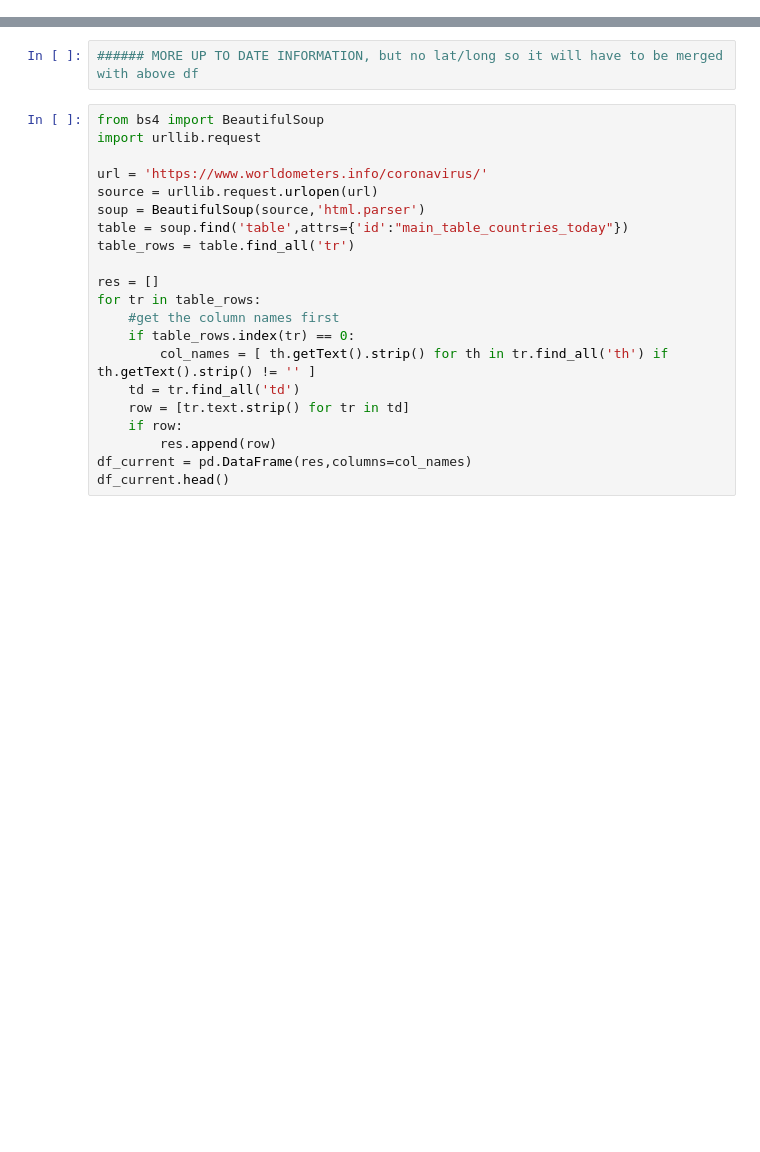
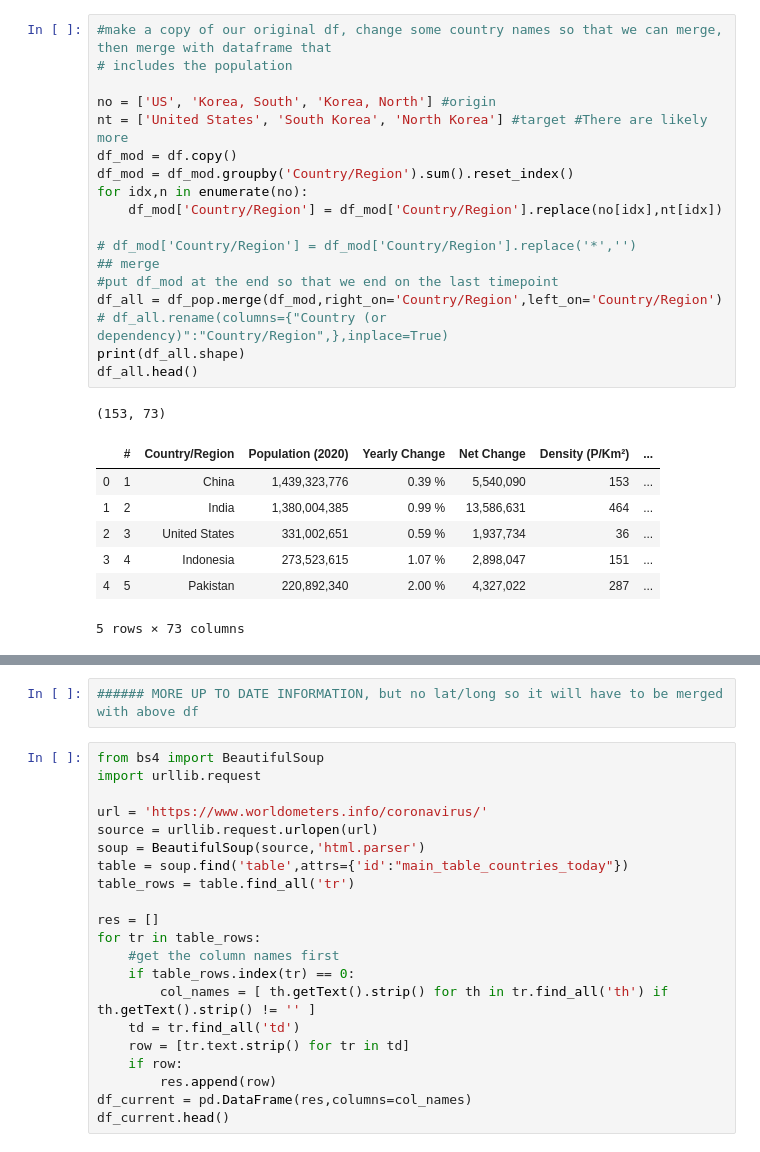
Before and after one commit to neuralabc/COVID-19, a Jupyter notebook: COVID-19_PlotCountryData.ipynb, the cells around one changed output, grey strips where cells are left out. Cells and saved outputs as stored; diff of their text form; blank space fills up the shorter version.

```diff
--- a/COVID-19_PlotCountryData.ipynb
+++ b/COVID-19_PlotCountryData.ipynb
@@ -112,0 +206,27 @@ if social_distancing_date is not None:
+# %%
+#make a copy of our original df, change some country names so that we can merge, then merge with dataframe that
+# includes the population
+
+no = ['US', 'Korea, South', 'Korea, North'] #origin
+nt = ['United States', 'South Korea', 'North Korea'] #target #There are likely more
+df_mod = df.copy()
+df_mod = df_mod.groupby('Country/Region').sum().reset_index()
+for idx,n in enumerate(no):
+    df_mod['Country/Region'] = df_mod['Country/Region'].replace(no[idx],nt[idx])
+
+# df_mod['Country/Region'] = df_mod['Country/Region'].replace('*','')
+## merge
+#put df_mod at the end so that we end on the last timepoint
+df_all = df_pop.merge(df_mod,right_on='Country/Region',left_on='Country/Region')
+# df_all.rename(columns={"Country (or dependency)":"Country/Region",},inplace=True)
+print(df_all.shape)
+df_all.head()
+# %% [output]
+(153, 73)
+|  | # | Country/Region | Population (2020) | Yearly Change | Net Change | Density (P/Km²) | ... |
+| 0 | 1 | China | 1,439,323,776 | 0.39 % | 5,540,090 | 153 | ... |
+| 1 | 2 | India | 1,380,004,385 | 0.99 % | 13,586,631 | 464 | ... |
+| 2 | 3 | United States | 331,002,651 | 0.59 % | 1,937,734 | 36 | ... |
+| 3 | 4 | Indonesia | 273,523,615 | 1.07 % | 2,898,047 | 151 | ... |
+| 4 | 5 | Pakistan | 220,892,340 | 2.00 % | 4,327,022 | 287 | ... |
+5 rows × 73 columns
```
Also changed, not shown: parts of 17 cells of this notebook.
